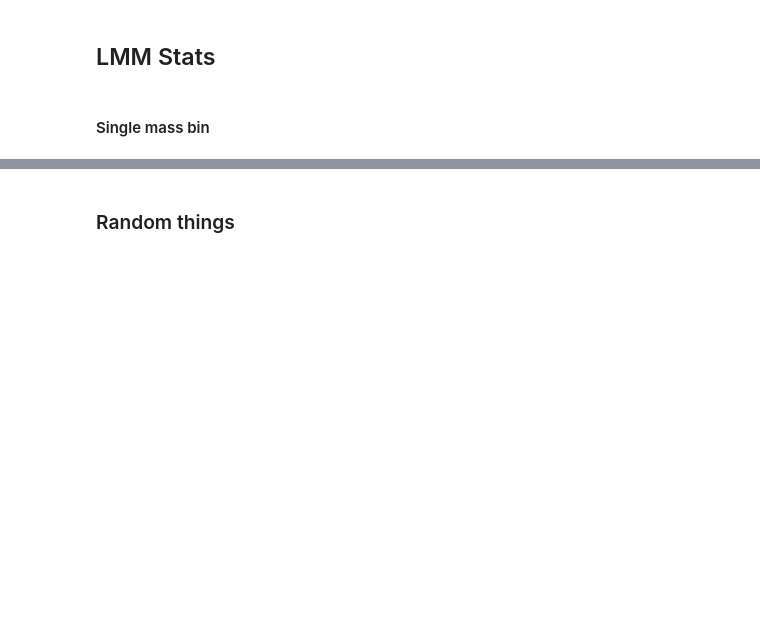
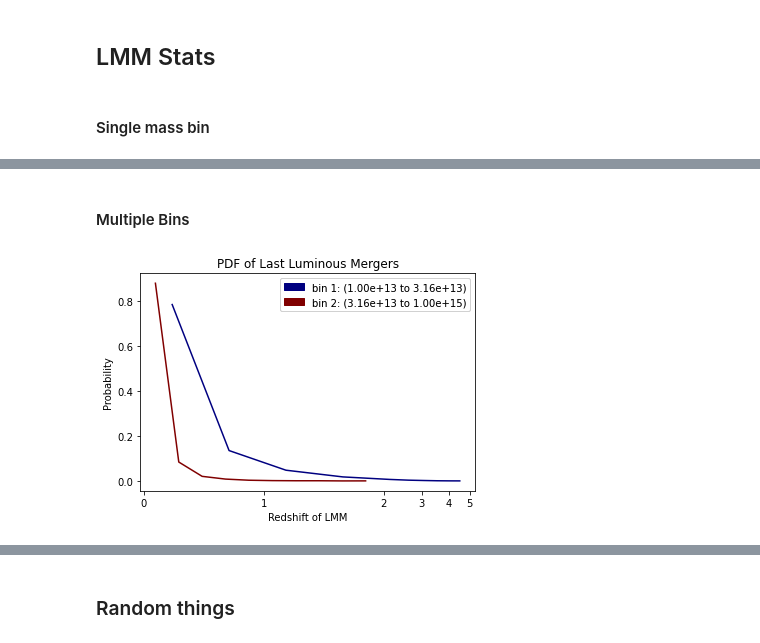
Before and after one commit to acossairt/fossil_groups, a Jupyter notebook: Haccytrees.ipynb, the cells around one changed output, grey strips where cells are left out. Drawn from its saved outputs; the diff is of its cells as text; code cells hidden in the pictures; blank space fills up the shorter version.

```diff
--- a/Haccytrees.ipynb
+++ b/Haccytrees.ipynb
@@ -408,0 +352,14 @@ help_func.plot_LMMs([a_LMM_redshifts], mass_range = my_range1, x_axis = xaxis) #
+# %% [markdown]
+#### Multiple Bins
+# %%
+#Weirdly looks way better for absolute criterion rather than relative?
+mbins = [1e13, 10**13.5, 1e15] #[10**11.5, 10**12.5, 10**13.5, 10**14.5]
+absolute_threshold = True
+threshold = 5e11
+target_idx = help_func_haccytrees.bin_halos(forest, mbins)
+binned_mainbranch_index, binned_mainbranch_masses = help_func_haccytrees.get_binned_branches(target_idx, forest)
+binned_mainbranch_mergers = help_func_haccytrees.get_binned_mainbranch_mergers(forest, progenitor_array, binned_mainbranch_index, absolute_threshold)
+binned_lmms = help_func_haccytrees.get_binned_lmms(binned_mainbranch_mergers, threshold)
+fig, ax = help_func_haccytrees.plot_LMMs(binned_lmms, bins = mbins, x_axis = xaxis) # Would be cool if this could do pdfs AND cdfs, or at least specify
+# %% [output]
+[figure, added]
```
Also changed, not shown: parts of 36 cells of this notebook, 5 other files.
